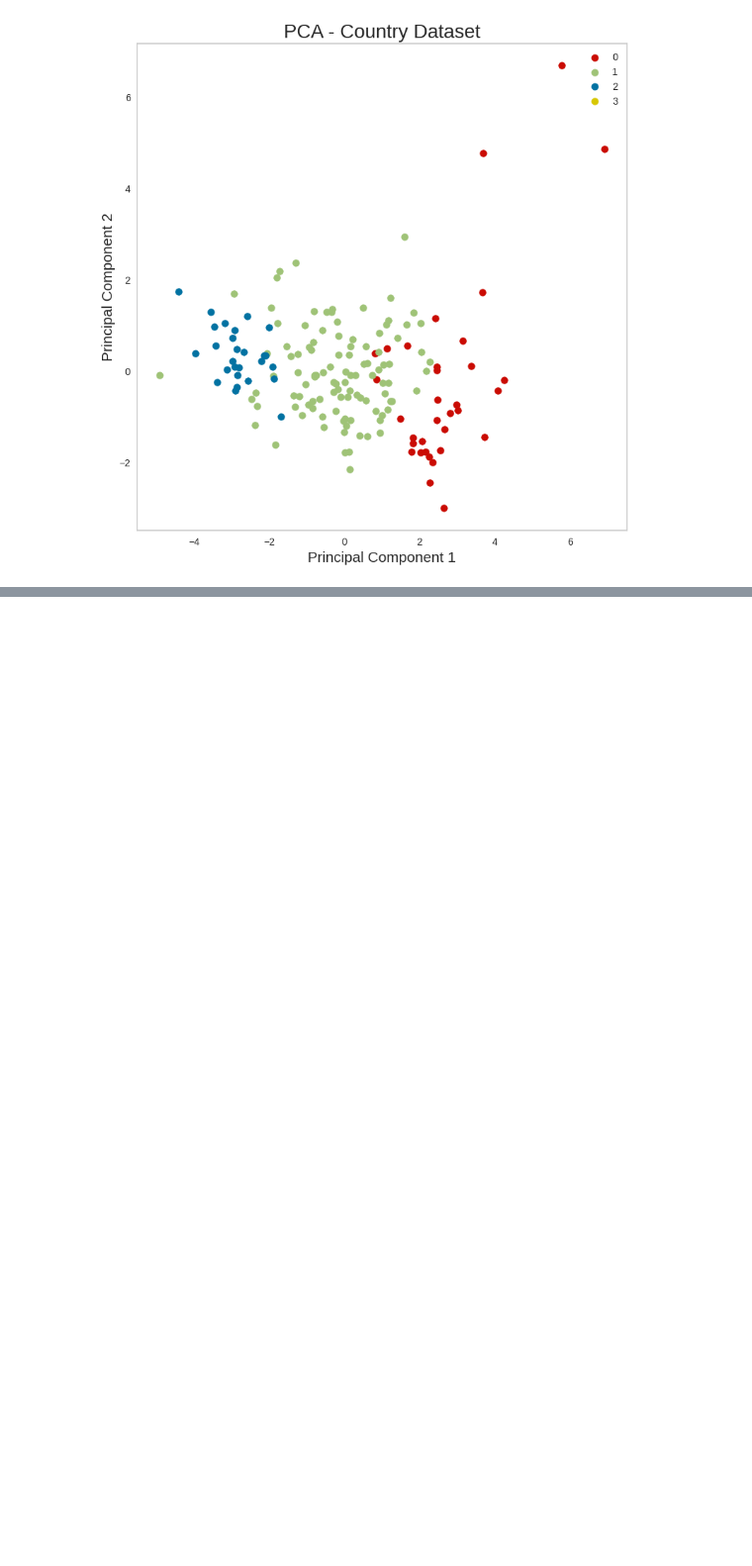
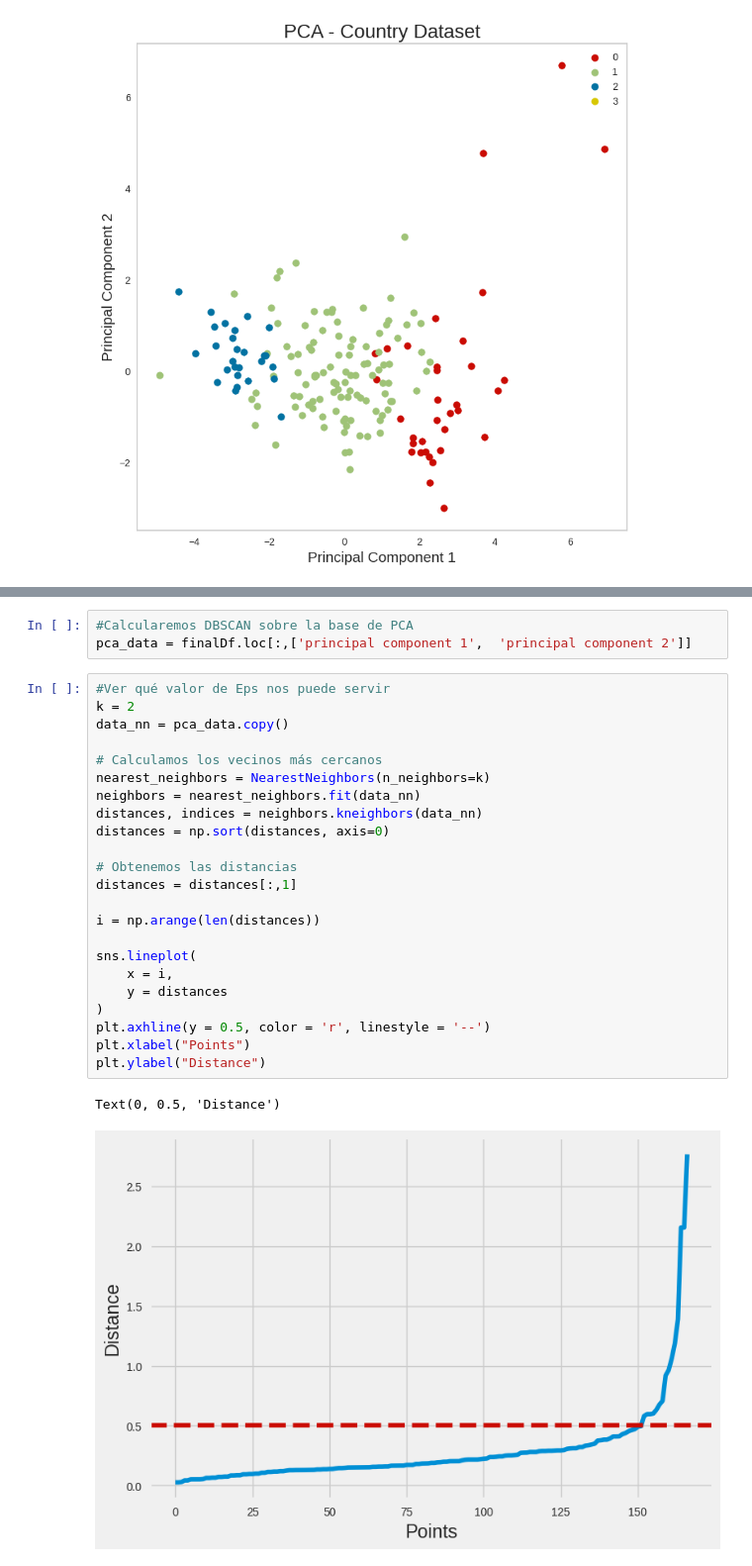
Before and after one commit to DanielIramain/aa-countries, a Jupyter notebook: 01_Practica2_Clustering.ipynb, the cells around one changed output, grey strips where cells are left out. Shown: that part at 99% size. Cells and saved outputs as stored; diff of their text form; blank space fills up the shorter version.

```diff
--- a/01_Practica2_Clustering.ipynb
+++ b/01_Practica2_Clustering.ipynb
@@ -365,0 +459,29 @@ ax.grid()
+# %%
+#Calcularemos DBSCAN sobre la base de PCA
+pca_data = finalDf.loc[:,['principal component 1',	'principal component 2']]
+# %%
+#Ver qué valor de Eps nos puede servir
+k = 2
+data_nn = pca_data.copy()
+
+# Calculamos los vecinos más cercanos
+nearest_neighbors = NearestNeighbors(n_neighbors=k)
+neighbors = nearest_neighbors.fit(data_nn)
+distances, indices = neighbors.kneighbors(data_nn)
+distances = np.sort(distances, axis=0)
+
+# Obtenemos las distancias
+distances = distances[:,1]
+
+i = np.arange(len(distances))
+
+sns.lineplot(
+    x = i,
+    y = distances
+)
+plt.axhline(y = 0.5, color = 'r', linestyle = '--')
+plt.xlabel("Points")
+plt.ylabel("Distance")
+# %% [output]
+Text(0, 0.5, 'Distance')
+[figure, added]
```
Also changed, not shown: parts of 37 cells of this notebook.
